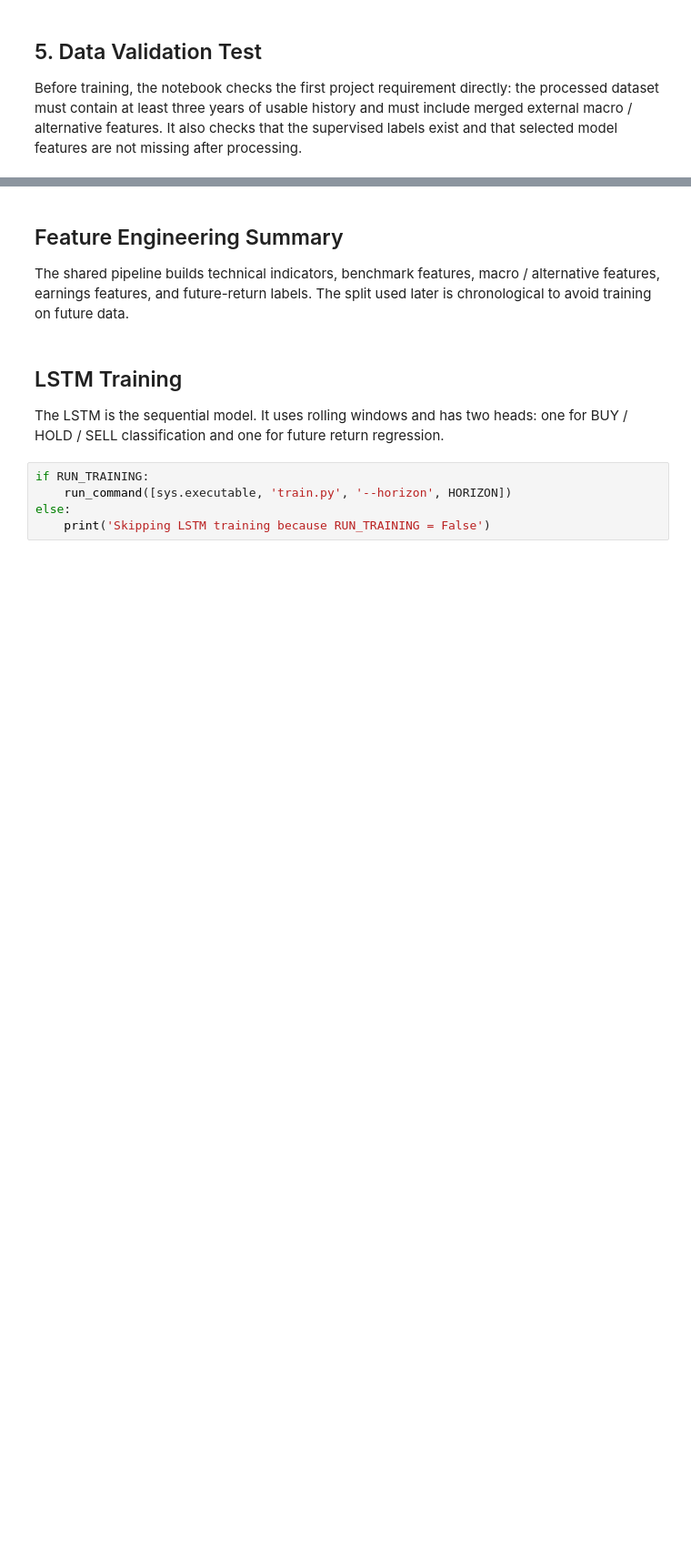
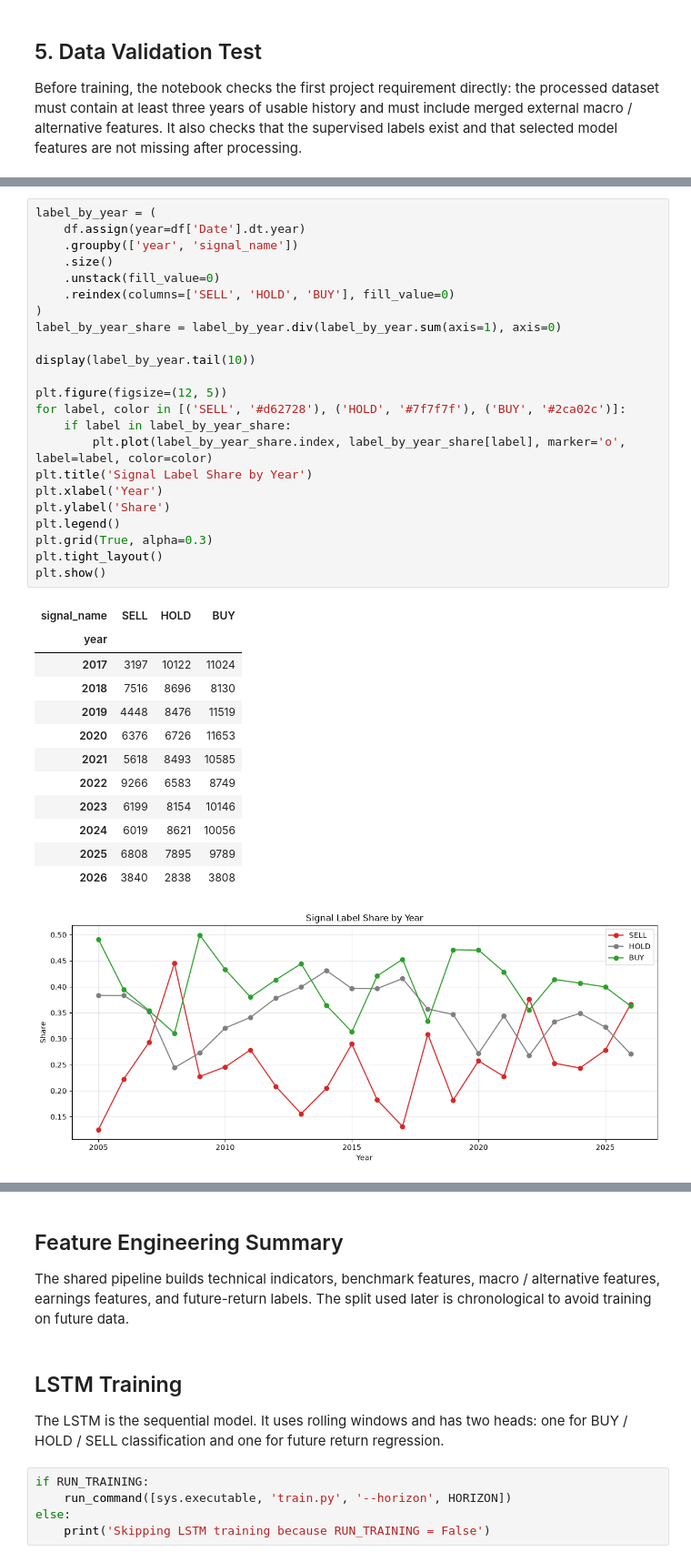
Before and after one commit to OmerOnn/algo-trading-lstm-stock-prediction, a Jupyter notebook: notebooks/final_project_colab.ipynb, the cells around one changed output, grey strips where cells are left out. Shown at 91% size. Drawn from its saved outputs; the diff is of its cells as text; blank space fills up the shorter version.

```diff
--- a/notebooks/final_project_colab.ipynb
+++ b/notebooks/final_project_colab.ipynb
@@ -217,0 +489,37 @@ assert set(label_values).issubset({0, 1, 2}) and len(label_values) > 0, 'Labels
+# %%
+label_by_year = (
+    df.assign(year=df['Date'].dt.year)
+    .groupby(['year', 'signal_name'])
+    .size()
+    .unstack(fill_value=0)
+    .reindex(columns=['SELL', 'HOLD', 'BUY'], fill_value=0)
+)
+label_by_year_share = label_by_year.div(label_by_year.sum(axis=1), axis=0)
+
+display(label_by_year.tail(10))
+
+plt.figure(figsize=(12, 5))
+for label, color in [('SELL', '#d62728'), ('HOLD', '#7f7f7f'), ('BUY', '#2ca02c')]:
+    if label in label_by_year_share:
+        plt.plot(label_by_year_share.index, label_by_year_share[label], marker='o', label=label, color=color)
+plt.title('Signal Label Share by Year')
+plt.xlabel('Year')
+plt.ylabel('Share')
+plt.legend()
+plt.grid(True, alpha=0.3)
+plt.tight_layout()
+plt.show()
+# %% [output]
+| signal_name | SELL | HOLD | BUY |
+| year |  |  |  |
+| 2017 | 3197 | 10122 | 11024 |
+| 2018 | 7516 | 8696 | 8130 |
+| 2019 | 4448 | 8476 | 11519 |
+| 2020 | 6376 | 6726 | 11653 |
+| 2021 | 5618 | 8493 | 10585 |
+| 2022 | 9266 | 6583 | 8749 |
+| 2023 | 6199 | 8154 | 10146 |
+| 2024 | 6019 | 8621 | 10056 |
+| 2025 | 6808 | 7895 | 9789 |
+| 2026 | 3840 | 2838 | 3808 |
+[figure, added]
```
Also changed, not shown: parts of 30 cells of this notebook, 4 other files.
